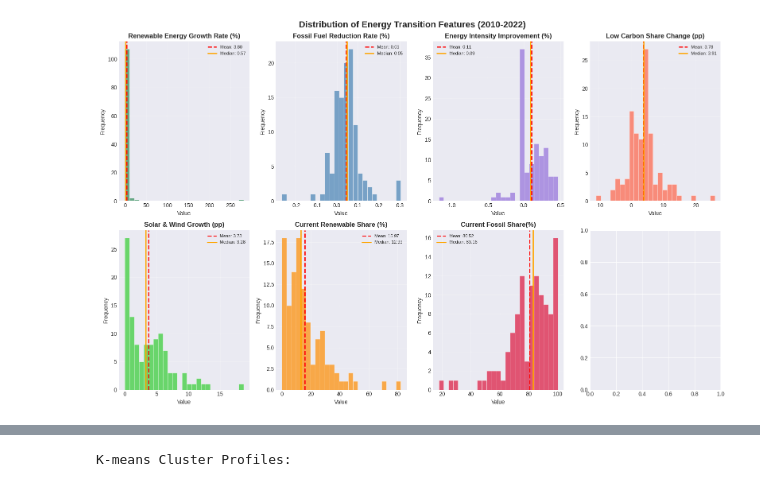
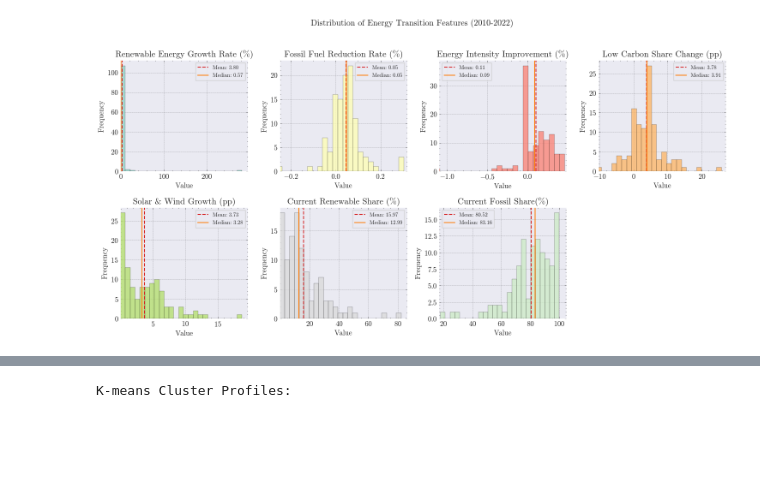
Before and after one commit to myRan-ML/Worldwide-Energy-Usage, a Jupyter notebook: 20250723_KMeans_IsolationTree_GMM.ipynb, the cells around one changed output, grey strips where cells are left out. Drawn from its saved outputs; the diff is of its cells as text; code cells hidden in the pictures; blank space fills up the shorter version.

```diff
--- a/20250723_KMeans_IsolationTree_GMM.ipynb
+++ b/20250723_KMeans_IsolationTree_GMM.ipynb
@@ -58,3 +53,0 @@ len(df['country'].unique())
-# %%
-df_period = df[(df['year'] >= 2010) & (df['year'] <= 2022)].copy()
-df_period
@@ -438,16 +177,0 @@ renewable_growth_rate non-null values: 111
-# %%
-## 4. Data Preprocessing
-
-# Select features for clustering
-clustering_features = [
-    'renewable_growth_rate',
-    'fossil_reduction_rate',
-    'energy_intensity_improvement',
-    'low_carbon_change',
-    'solar_wind_growth',
-    'current_renewable_share',
-    'current_fossil_share'
-]
-
-# Create feature matrix
-X = transition_df[clustering_features].copy()
@@ -470,32 +178,38 @@ X
 # %%
-fig, axes = plt.subplots(2, 4, figsize=(16, 10))
+fig, axes = plt.subplots(2, 4, figsize=(15, 8))
 axes = axes.ravel()
 
 for i, col in enumerate(X):
-    # 添加统计信息
-    mean_val = transition_df[col].mean()
-    median_val = transition_df[col].median()
+    data = transition_df[col].dropna()
+    mean_val = data.mean()
+    median_val = data.median()
 
-    # 绘制直方图
-    axes[i].hist(transition_df[col].dropna(), bins=25, alpha=0.7,
-                color=colors[i], edgecolor='white', linewidth=0.5)
+    n, bins, patches = axes[i].hist(data, bins=25, alpha=0.75,
+                                   color=colors[i], edgecolor='black',
+                                   linewidth=0.3, density=False)
 
-    # 添加均值和中位数线
-    axes[i].axvline(mean_val, color='red', linestyle='--', linewidth=2, label=f'Mean: {mean_val:.2f}')
-    axes[i].axvline(median_val, color='orange', linestyle='-', linewidth=2, label=f'Median: {median_val:.2f}')
+    axes[i].axvline(mean_val, color='#d62728', linestyle='--',
+                   linewidth=1.5, label=f'Mean: {mean_val:.2f}')
+    axes[i].axvline(median_val, color='#ff7f0e', linestyle='-',
+                   linewidth=1.5, label=f'Median: {median_val:.2f}')
 
-    # 改进标题和标签
-    axes[i].set_title(feature_names[col], fontsize=12, fontweight='bold')
-    axes[i].set_xlabel('Value', fontsize=10)
-    axes[i].set_ylabel('Frequency', fontsize=10)
-    axes[i].legend(fontsize=8)
-    axes[i].grid(True, alpha=0.3)
+    axes[i].set_title(feature_names[col])
+    axes[i].set_xlabel('Value')
+    axes[i].set_ylabel('Frequency')
 
-plt.suptitle('Distribution of Energy Transition Features (2010-2022)', fontsize=16, fontweight='bold', y=0.98)
-plt.tight_layout()
+    axes[i].legend(fontsize=9, frameon=True, fancybox=False,
+                  shadow=False, framealpha=0.9)
+
+    axes[i].grid(alpha=0.3)
+    axes[i].set_xlim(data.min() * 0.95, data.max() * 1.05)
+
+fig.delaxes(axes[7])
+plt.suptitle('Distribution of Energy Transition Features (2010-2022)', fontsize=14, y=0.95)
+
+plt.tight_layout(rect=[0, 0, 1, 0.93])
 plt.show()
 # %% [output]
-[figure, old version]
+[figure, new version]
 # %%
 # Handle missing values
 imputer = SimpleImputer(strategy='median')
```
Also changed, not shown: parts of 27 cells of this notebook.
